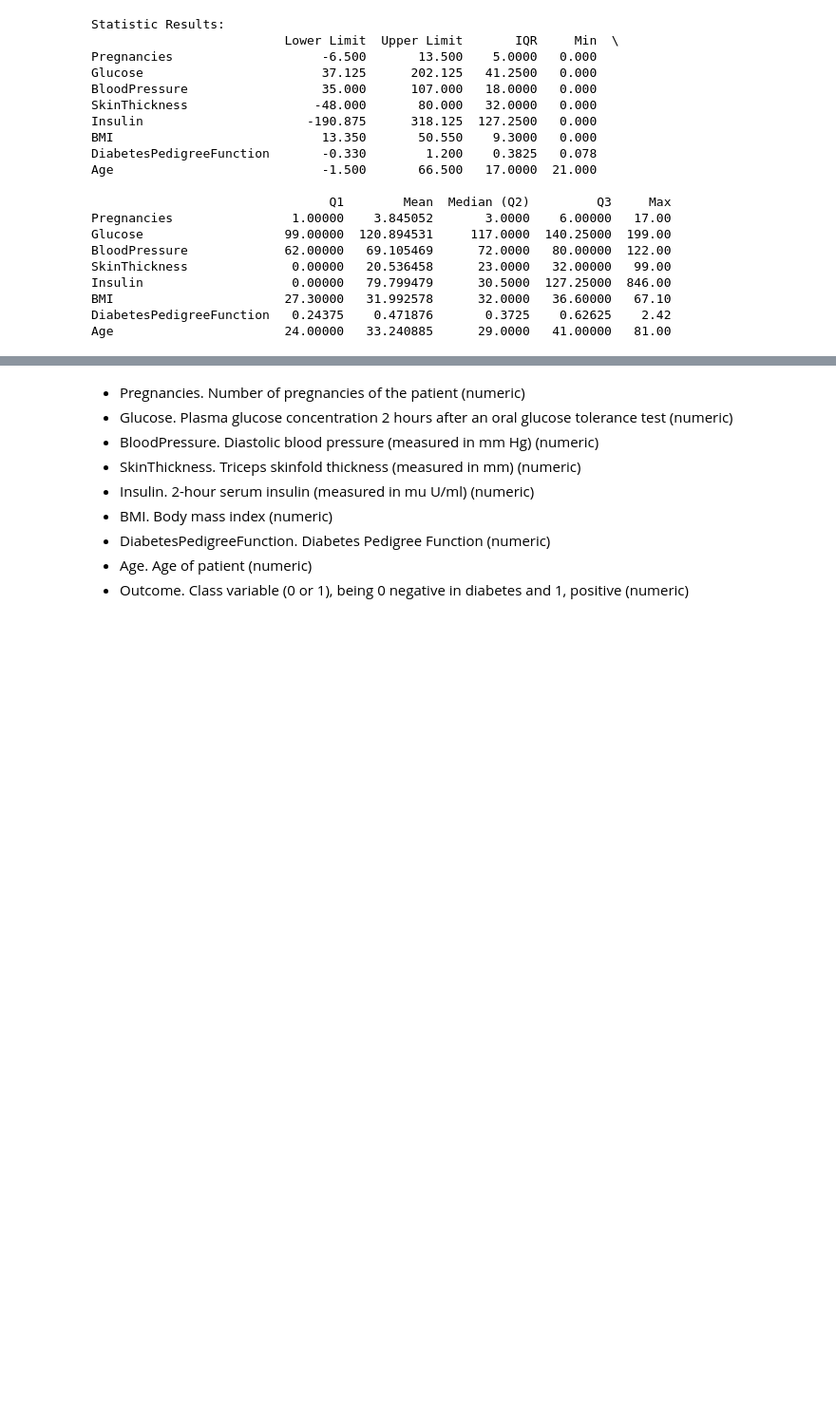
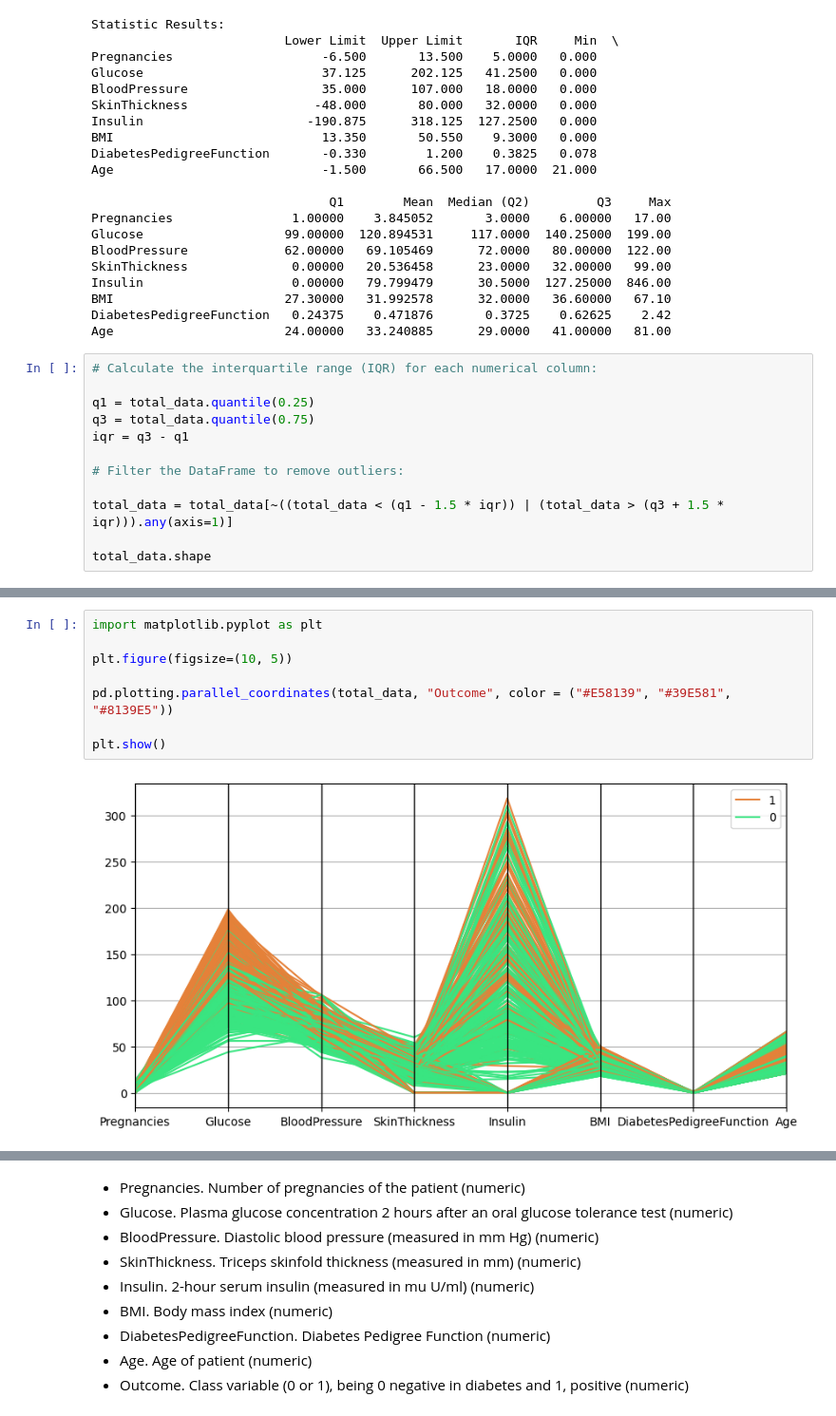
Before and after one commit to 4GeeksAcademy/machine-learning-decision-tree-Juli-MM, a Jupyter notebook: src/explore.ipynb, the cells around one changed output, grey strips where cells are left out. Shown at 95% size. Saved outputs shown, nothing was run; the diff lists cells and outputs as text; blank space fills up the shorter version.

```diff
--- a/src/explore.ipynb
+++ b/src/explore.ipynb
@@ -207,3 +207,15 @@ Insulin                    0.00000   79.799479      30.5000  127.25000  846.00
 BMI                       27.30000   31.992578      32.0000   36.60000   67.10
 DiabetesPedigreeFunction   0.24375    0.471876       0.3725    0.62625    2.42
 Age                       24.00000   33.240885      29.0000   41.00000   81.00
+# %%
+# Calculate the interquartile range (IQR) for each numerical column:
+
+q1 = total_data.quantile(0.25)
+q3 = total_data.quantile(0.75)
+iqr = q3 - q1
+
+# Filter the DataFrame to remove outliers:
+
+total_data = total_data[~((total_data < (q1 - 1.5 * iqr)) | (total_data > (q3 + 1.5 * iqr))).any(axis=1)]
+
+total_data.shape
@@ -209,0 +290,10 @@ Age                       24.00000   33.240885      29.0000   41.00000   81.00
+# %%
+import matplotlib.pyplot as plt
+
+plt.figure(figsize=(10, 5))
+
+pd.plotting.parallel_coordinates(total_data, "Outcome", color = ("#E58139", "#39E581", "#8139E5"))
+
+plt.show()
+# %% [output]
+[figure, added]
```
Also changed, not shown: parts of 19 cells of this notebook, 3 other files.
